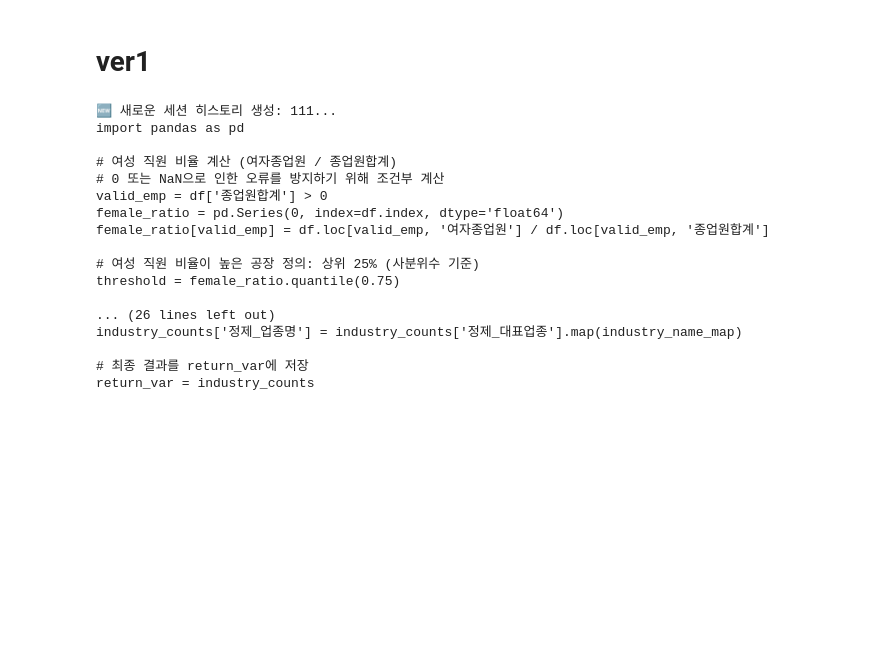
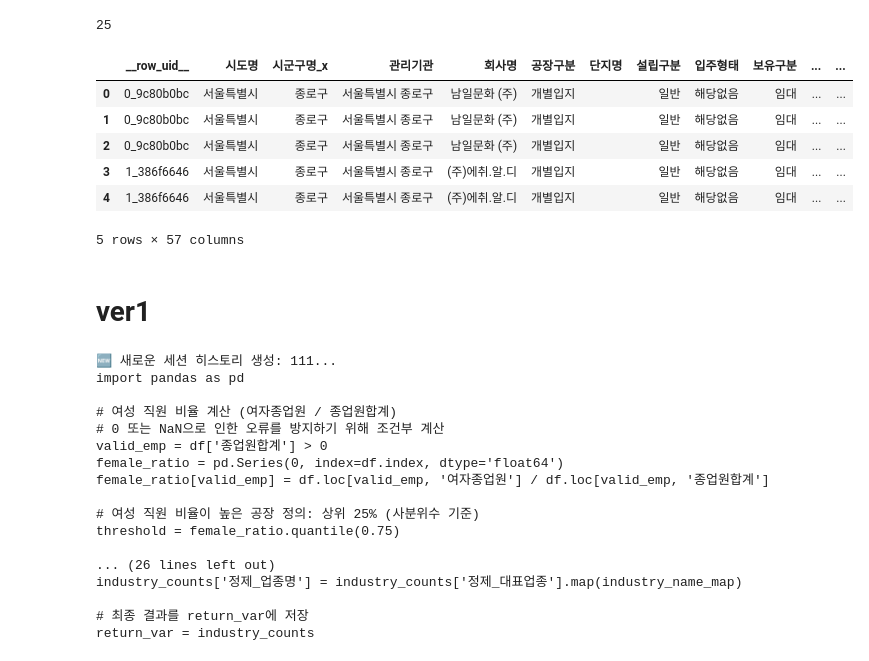
Before and after one commit to JeongYunLee/factory-chatbot-demo, a Jupyter notebook: backend/test.ipynb, the cells around one changed output. Saved outputs shown, nothing was run; the diff lists cells and outputs as text; code cells hidden in the pictures; blank space fills up the shorter version.

```diff
--- a/backend/test.ipynb
+++ b/backend/test.ipynb
@@ -0,0 +26,7 @@
+# %%
+df_age = pd.read_excel('data/등록인구(연령별_동별)_20251130135503.xlsx')
+df_age = df_age.loc[(df_age['항목']=='계') & (df_age['동별(1)']!='합계')][['동별(1)', '2025 2/4']]
+
+df_age.rename(columns={'동별(1)':'시군구명', '2025 2/4':'인구'}, inplace=True)
+df_age.reset_index(inplace=True, drop=True)
+df_age
@@ -0,0 +55,6 @@
+# %%
+df_area = pd.read_excel('data/행정구역(구별)_20251130135354.xlsx', header=2)
+df_area = df_area.loc[df_area['자치구별(2)']!='소계'][['자치구별(2)', '면적 (km²)']]
+df_area.rename(columns={'자치구별(2)':'시군구명', '면적 (km²)':'면적'}, inplace=True)
+df_area.reset_index(inplace=True, drop=True)
+df_area
@@ -0,0 +81,6 @@
+# %%
+# '누적_'으로 시작하는 컬럼들 삭제
+df.drop(columns=[col for col in df.columns if col.startswith('누적_')], inplace=True)
+
+# '코드매핑_'으로 시작하는 컬럼들 삭제
+df.drop(columns=[col for col in df.columns if col.startswith('코드매핑_')], inplace=True)
@@ -0,0 +99,18 @@
+# %%
+df['정제_시군구명'].nunique()
+# %% [output]
+25
+# %%
+df_total = pd.merge(df, df_age, left_on='정제_시군구명', right_on='시군구명', how='left')
+df_total = pd.merge(df_total, df_area, left_on='정제_시군구명', right_on='시군구명', how='left')
+
+df_total.drop(columns=['시군구명'], inplace=True)
+df_total.head()
+# %% [output]
+|  | __row_uid__ | 시도명 | 시군구명_x | 관리기관 | 회사명 | 공장구분 | 단지명 | 설립구분 | 입주형태 | 보유구분 | ... | ... |
+| 0 | 0_9c80b0bc | 서울특별시 | 종로구 | 서울특별시 종로구 | 남일문화 (주) | 개별입지 |  | 일반 | 해당없음 | 임대 | ... | ... |
+| 1 | 0_9c80b0bc | 서울특별시 | 종로구 | 서울특별시 종로구 | 남일문화 (주) | 개별입지 |  | 일반 | 해당없음 | 임대 | ... | ... |
+| 2 | 0_9c80b0bc | 서울특별시 | 종로구 | 서울특별시 종로구 | 남일문화 (주) | 개별입지 |  | 일반 | 해당없음 | 임대 | ... | ... |
+| 3 | 1_386f6646 | 서울특별시 | 종로구 | 서울특별시 종로구 | (주)에취.알.디 | 개별입지 |  | 일반 | 해당없음 | 임대 | ... | ... |
+| 4 | 1_386f6646 | 서울특별시 | 종로구 | 서울특별시 종로구 | (주)에취.알.디 | 개별입지 |  | 일반 | 해당없음 | 임대 | ... | ... |
+5 rows × 57 columns
```
Also changed, not shown: parts of 14 cells of this notebook, 11 other files.
